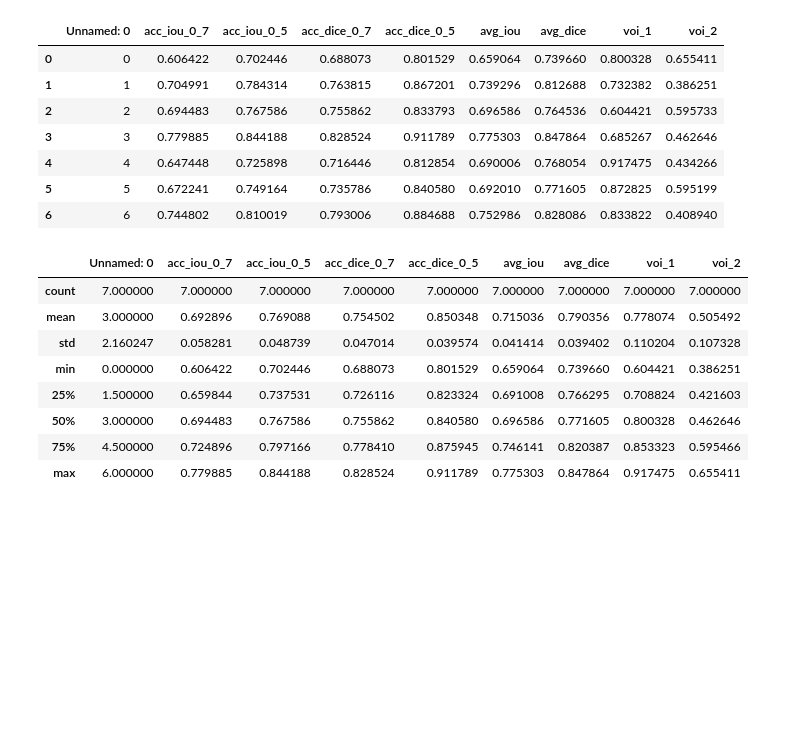
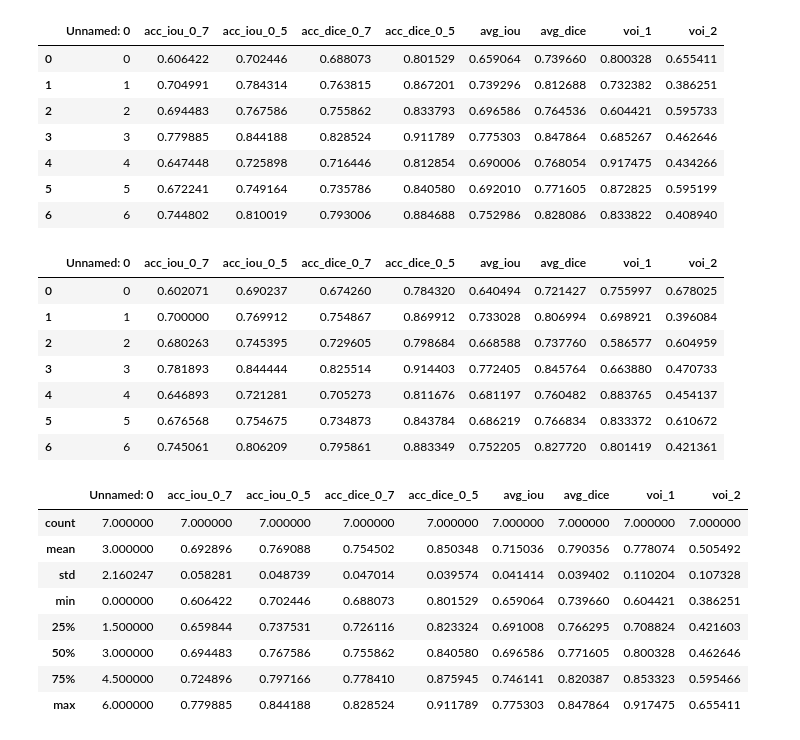
Before and after one commit to theGindar/3DCellSegMasterThesis, a Jupyter notebook: auswertung_ovules.ipynb, the cells around one changed output. Drawn from its saved outputs; the diff is of its cells as text; code cells hidden in the pictures; blank space fills up the shorter version.

```diff
--- a/auswertung_ovules.ipynb
+++ b/auswertung_ovules.ipynb
@@ -17,6 +17,17 @@ pretrained
 | 4 | 4 | 0.647448 | 0.725898 | 0.716446 | 0.812854 | 0.690006 | 0.768054 | 0.917475 | 0.434266 |
 | 5 | 5 | 0.672241 | 0.749164 | 0.735786 | 0.840580 | 0.692010 | 0.771605 | 0.872825 | 0.595199 |
 | 6 | 6 | 0.744802 | 0.810019 | 0.793006 | 0.884688 | 0.752986 | 0.828086 | 0.833822 | 0.408940 |
+# %%
+pretrained_2
+# %% [output]
+|  | Unnamed: 0 | acc_iou_0_7 | acc_iou_0_5 | acc_dice_0_7 | acc_dice_0_5 | avg_iou | avg_dice | voi_1 | voi_2 |
+| 0 | 0 | 0.602071 | 0.690237 | 0.674260 | 0.784320 | 0.640494 | 0.721427 | 0.755997 | 0.678025 |
+| 1 | 1 | 0.700000 | 0.769912 | 0.754867 | 0.869912 | 0.733028 | 0.806994 | 0.698921 | 0.396084 |
+| 2 | 2 | 0.680263 | 0.745395 | 0.729605 | 0.798684 | 0.668588 | 0.737760 | 0.586577 | 0.604959 |
+| 3 | 3 | 0.781893 | 0.844444 | 0.825514 | 0.914403 | 0.772405 | 0.845764 | 0.663880 | 0.470733 |
+| 4 | 4 | 0.646893 | 0.721281 | 0.705273 | 0.811676 | 0.681197 | 0.760482 | 0.883765 | 0.454137 |
+| 5 | 5 | 0.676568 | 0.754675 | 0.734873 | 0.843784 | 0.686219 | 0.766834 | 0.833372 | 0.610672 |
+| 6 | 6 | 0.745061 | 0.806209 | 0.795861 | 0.883349 | 0.752205 | 0.827720 | 0.801419 | 0.421361 |
 # %%
 pretrained.describe()
 # %% [output]
```
Also changed, not shown: 1 other file.
